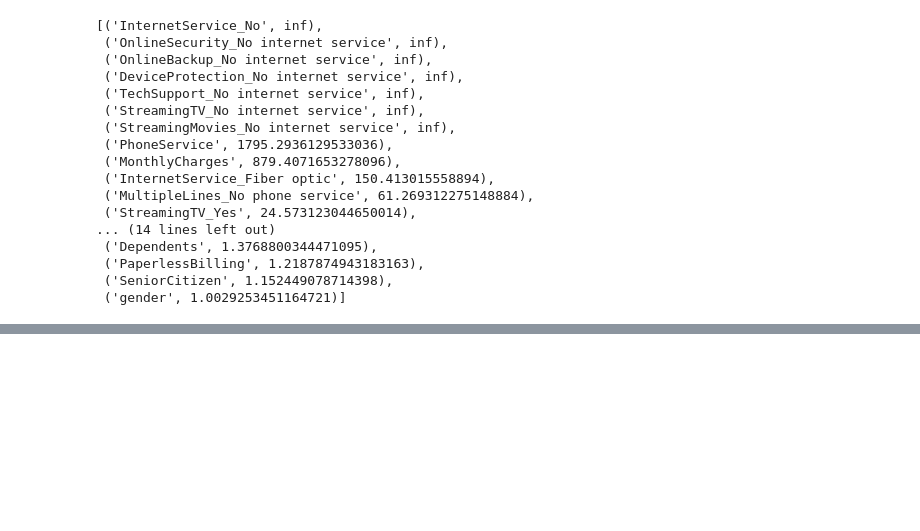
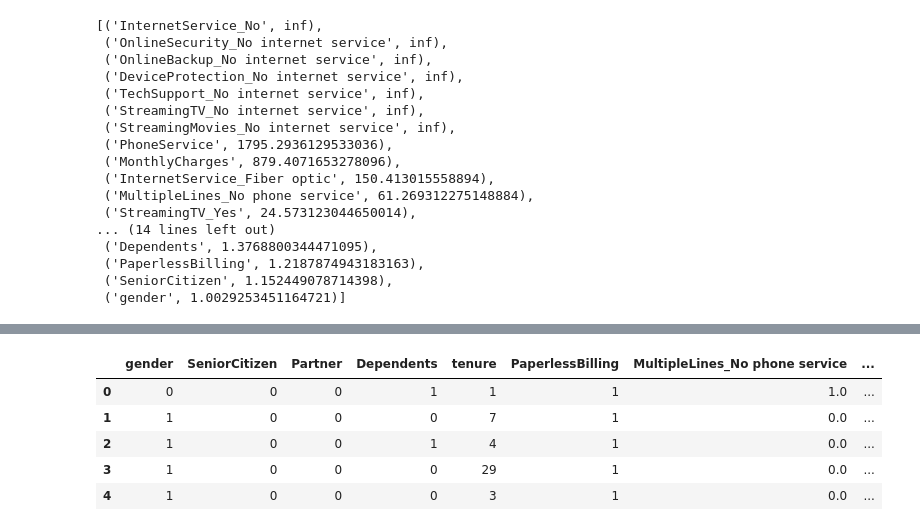
Before and after one commit to daanishrasheed/churn-model, a Jupyter notebook: notebooks/06. Inspecting Feature Multicollinearity.ipynb, the cells around one changed output, grey strips where cells are left out. Drawn from its saved outputs; the diff is of its cells as text; code cells hidden in the pictures; blank space fills up the shorter version.

Commit message:
Add featurization function and explored dropping high vif features

```diff
--- a/notebooks/06. Inspecting Feature Multicollinearity.ipynb
+++ b/notebooks/06. Inspecting Feature Multicollinearity.ipynb
@@ -72,0 +75,19 @@ sorted(zip(X_train.columns, vifs), key=lambda x: x[1], reverse=True)
+# %%
+def drop_high_vif_features(X_train):
+    """Drops features with a variance inflation factor of greater than 10.
+    """
+    finished = False
+    while not finished:
+        vifs = [variance_inflation_factor(X_train.values, i) for i in range(X_train.shape[1])]
+        high_vifs = sorted(zip(X_train.columns, vifs), key=lambda x: x[1], reverse=True)
+        high_vif_col, high_vif_value = high_vifs[0]
+        if high_vif_value >= 10:
+            print(f"dropping column {high_vif_col} with vif value of {high_vif_value:.1f}")
+            X_train = X_train.drop(columns=[high_vif_col])
+        else:
+            print("finished dropping columns")
+            finished = True
+
+    return X_train
+# %%
+X_train=drop_high_vif_features(X_train)
@@ -72,0 +105,9 @@ sorted(zip(X_train.columns, vifs), key=lambda x: x[1], reverse=True)
+# %%
+X_train.head()
+# %% [output]
+|  | gender | SeniorCitizen | Partner | Dependents | tenure | PaperlessBilling | MultipleLines_No phone service | ... |
+| 0 | 0 | 0 | 0 | 1 | 1 | 1 | 1.0 | ... |
+| 1 | 1 | 0 | 0 | 0 | 7 | 1 | 0.0 | ... |
+| 2 | 1 | 0 | 0 | 1 | 4 | 1 | 0.0 | ... |
+| 3 | 1 | 0 | 0 | 0 | 29 | 1 | 0.0 | ... |
+| 4 | 1 | 0 | 0 | 0 | 3 | 1 | 0.0 | ... |
```
Also changed, not shown: parts of 7 cells of this notebook, 1 other file.
